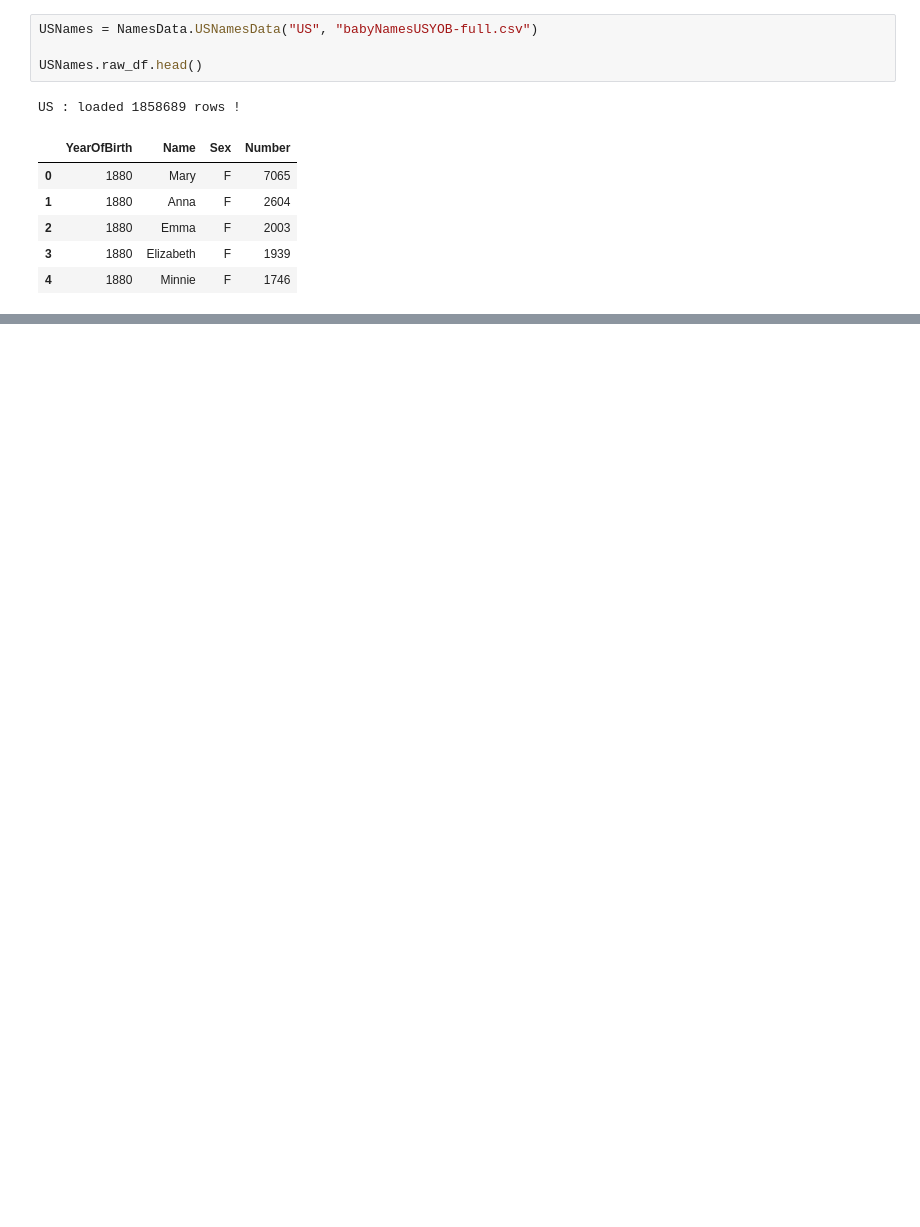
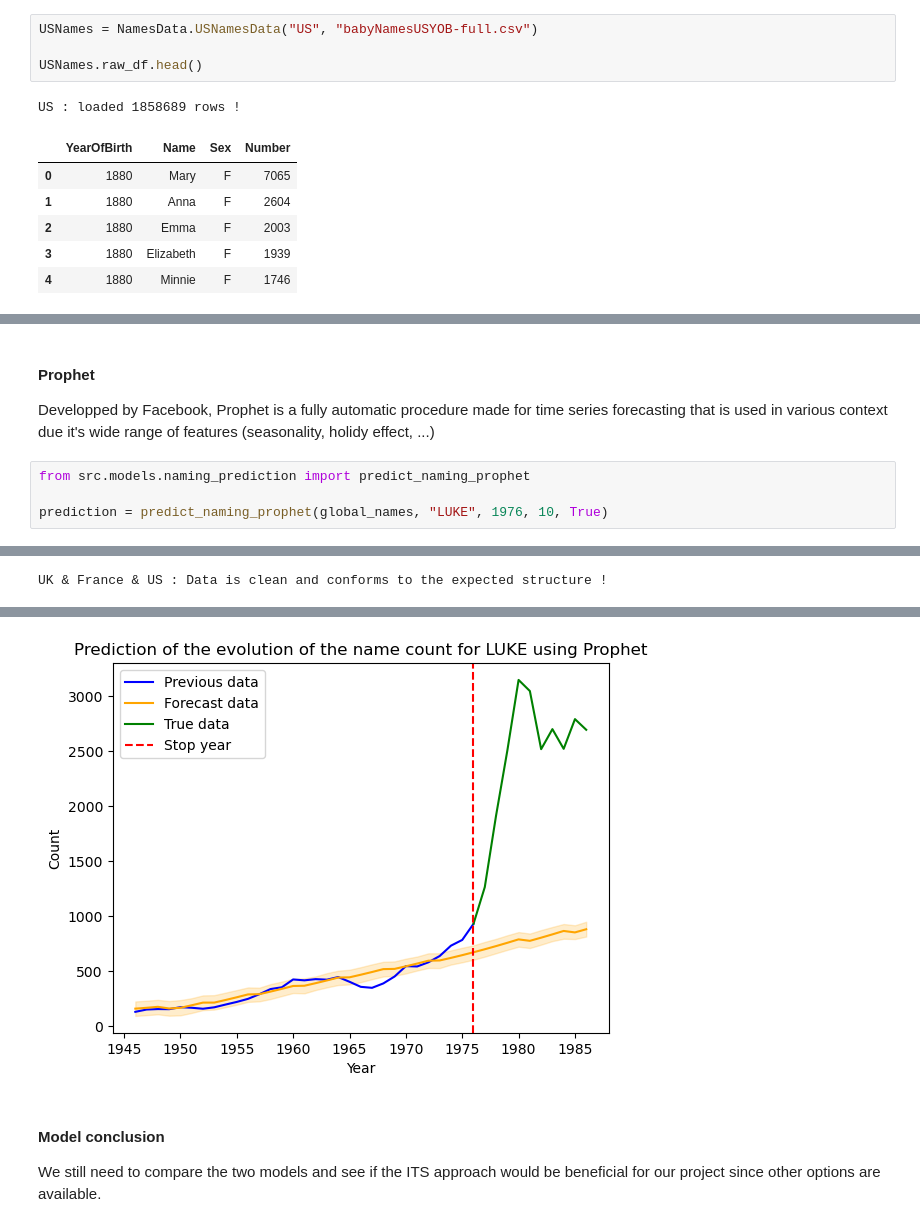
Before and after one commit to epfl-ada/ada-2024-project-dondata2025, a Jupyter notebook: results.ipynb, the cells around one changed output, grey strips where cells are left out. Cells and saved outputs as stored; diff of their text form; blank space fills up the shorter version.

```diff
--- a/results.ipynb
+++ b/results.ipynb
@@ -258,0 +313,8 @@ USNames().head()
+# %% [markdown]
+#### Prophet
+Developped by Facebook, Prophet is a fully automatic procedure made for time series forecasting that is used in various context due it's wide range of features (seasonality, holidy effect, ...)
+# %%
+from src.models.naming_prediction import predict_naming_prophet
+
+prediction = predict_naming_prophet(global_names, "LUKE", 1976, 10, True)
+# %% [output]
@@ -258,0 +322 @@ USNames().head()
+UK & France & US : Data is clean and conforms to the expected structure !
@@ -258,0 +324,4 @@ USNames().head()
+[figure, added]
+# %% [markdown]
+#### Model conclusion
+We still need to compare the two models and see if the ITS approach would be beneficial for our project since other options are available.
```
Also changed, not shown: parts of 11 cells of this notebook, 6 other files.
